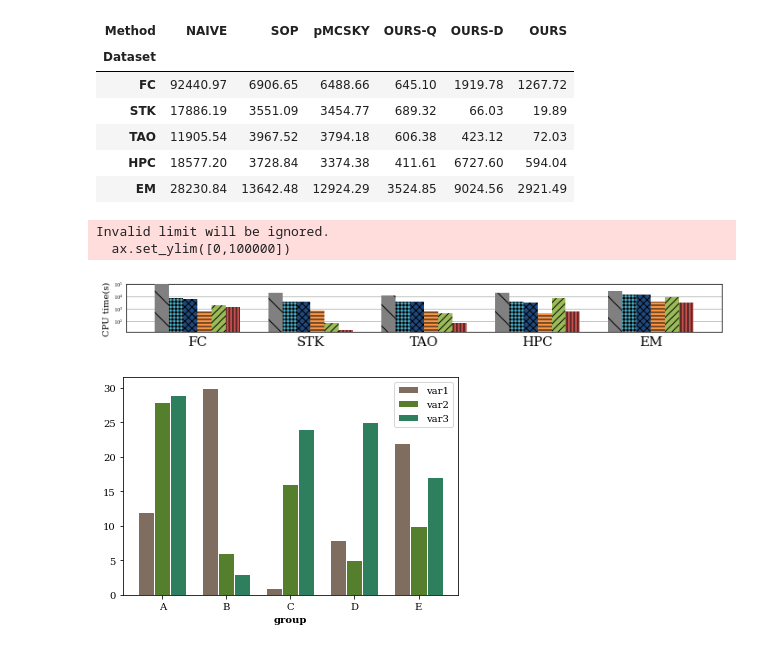
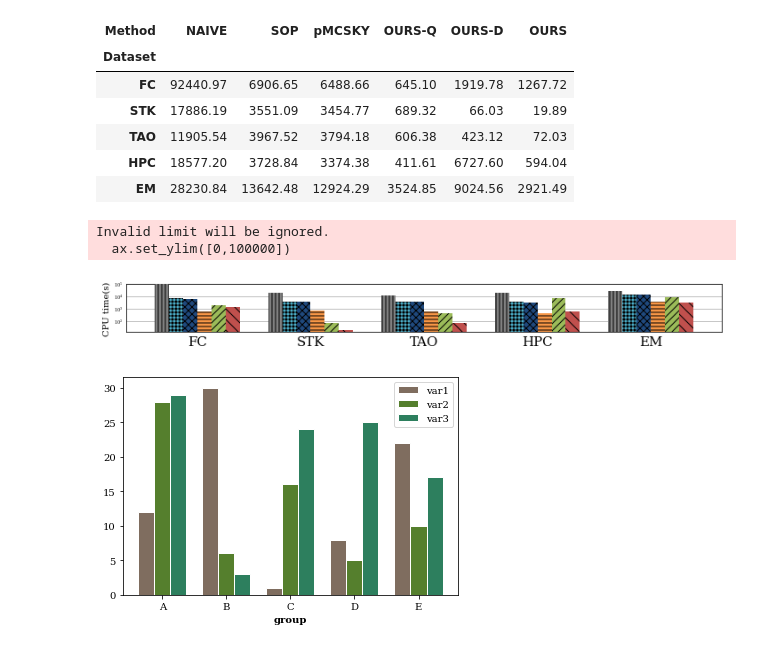
Before and after one commit to YoojuShin/SIGMOD2021LogScript, a Jupyter notebook: figure_script.ipynb, the cells around one changed output. Cells and saved outputs as stored; diff of their text form; code cells hidden in the pictures.

Commit message:
overall bar plot complete

```diff
--- a/figure_script.ipynb
+++ b/figure_script.ipynb
@@ -88,35 +93,35 @@ fontsize_xLabel=15
 fontsize_yLabel=10
 ax = graphdf.plot(kind='bar', linewidth = 4, align='center', width=0.75, \
                   color=algo_color.values(), legend=False, figsize=(12,1),zorder=3)
 
 # 굿ㅋㅋㅋ 막대 사이에 간격 조금 주고 색깔 채도 맑게 조정하면 더 이쁠듯?
 # 우리꺼는 막대 테두리 쳐줘도 좋은데 그것도 되려나
 # 일단 다른것도 막대 테두리가 얇게 있으면 더 이쁘긴 하겠다
 
-for container, hatch in zip(ax.containers, ('\\', '+++', 'xxx', '---', '///','|||')):
+for container, hatch in zip(ax.containers, ('|||', '+++', 'xxx', '---', '///','\\\\')):
     for patch in container.patches:
         patch.set_hatch(hatch)
 
 # plt figure settings
 ax.grid(b=True,which="major",axis='y',zorder=0)
 ax.set_yscale("log")
 ax.set_xlabel("")
 ax.set_ylabel('CPU time(s)', fontsize=fontsize_yLabel)
 ax.set_ylim([0,100000])
 # TODO: Put pattern in the bar graph
 
 # remove ticks
 ax.tick_params(axis ='both', which ='both', length = 0)
 ax.tick_params(axis ='x', labelsize=fontsize_xLabel)
 ax.tick_params(axis ='y', labelsize=fontsize_tick)
 # rotate ticks
 ax.tick_params(axis ='x', rotation = 0)
 
 plt.savefig('asdf.pdf', bbox_inches='tight', format='pdf')
 # %% [output]
 Invalid limit will be ignored.
   ax.set_ylim([0,100000])
-[figure, old version]
+[figure, new version]
 # %%
 # libraries
 import numpy as np
```
Also changed, not shown: parts of 5 cells of this notebook.
